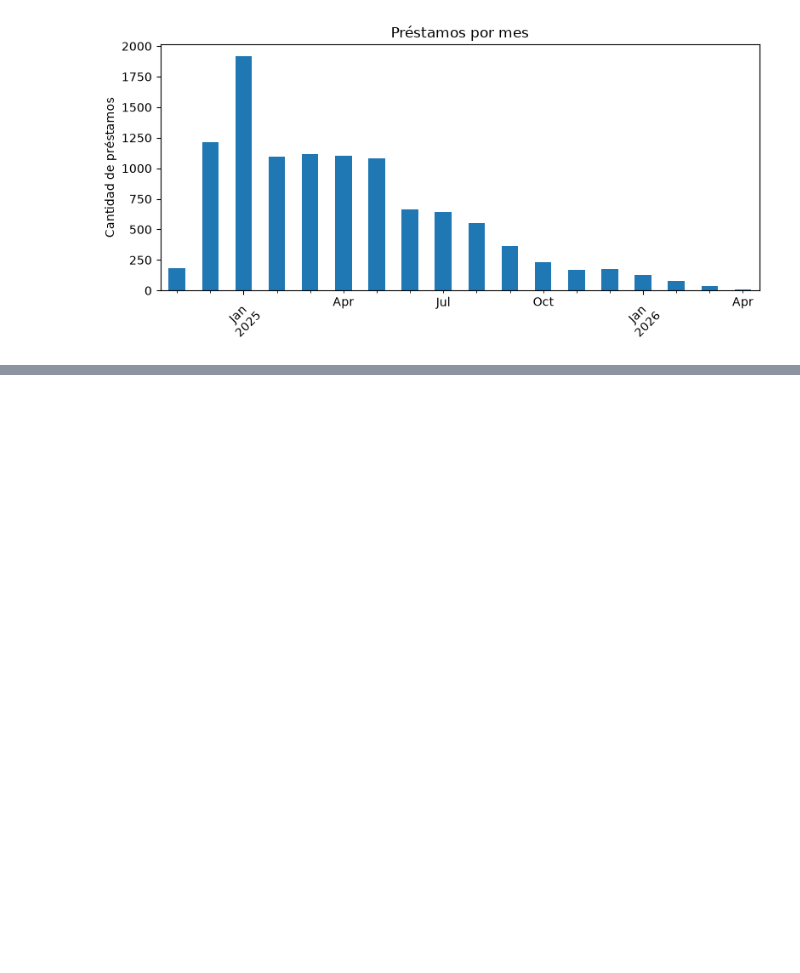
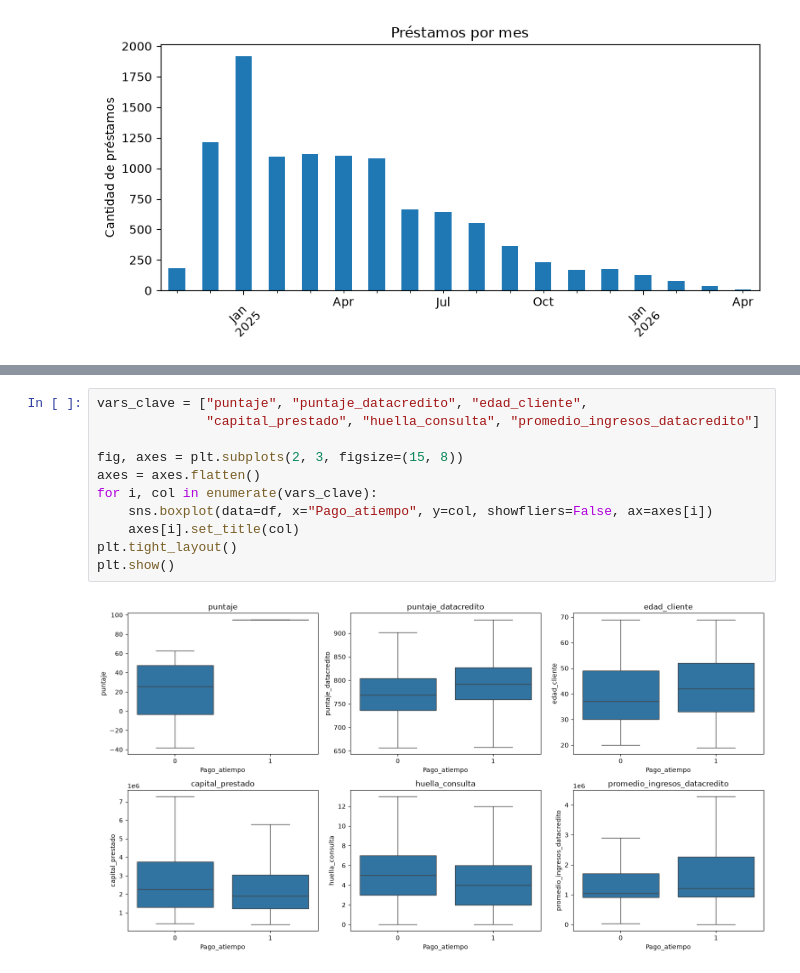
Before and after one commit to CarolinaLondono/mlops_repo_clondo-o, a Jupyter notebook: mlops_pipeline/comprension_eda.ipynb, the cells around one changed output, grey strips where cells are left out. Drawn from its saved outputs; the diff is of its cells as text; blank space fills up the shorter version.

```diff
--- a/mlops_pipeline/comprension_eda.ipynb
+++ b/mlops_pipeline/comprension_eda.ipynb
@@ -746,0 +782,13 @@ Freq: M, Name: count, dtype: int64
+# %%
+vars_clave = ["puntaje", "puntaje_datacredito", "edad_cliente",
+              "capital_prestado", "huella_consulta", "promedio_ingresos_datacredito"]
+
+fig, axes = plt.subplots(2, 3, figsize=(15, 8))
+axes = axes.flatten()
+for i, col in enumerate(vars_clave):
+    sns.boxplot(data=df, x="Pago_atiempo", y=col, showfliers=False, ax=axes[i])
+    axes[i].set_title(col)
+plt.tight_layout()
+plt.show()
+# %% [output]
+[figure, added]
```
Also changed, not shown: parts of 10 cells of this notebook.
